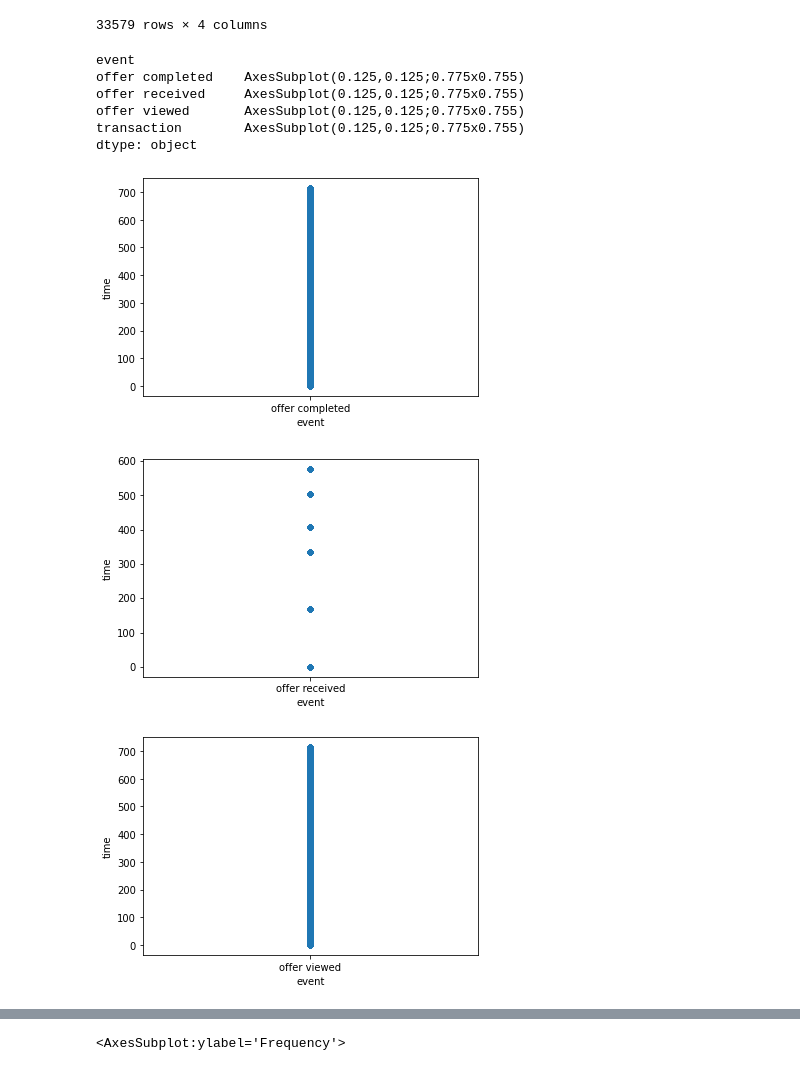
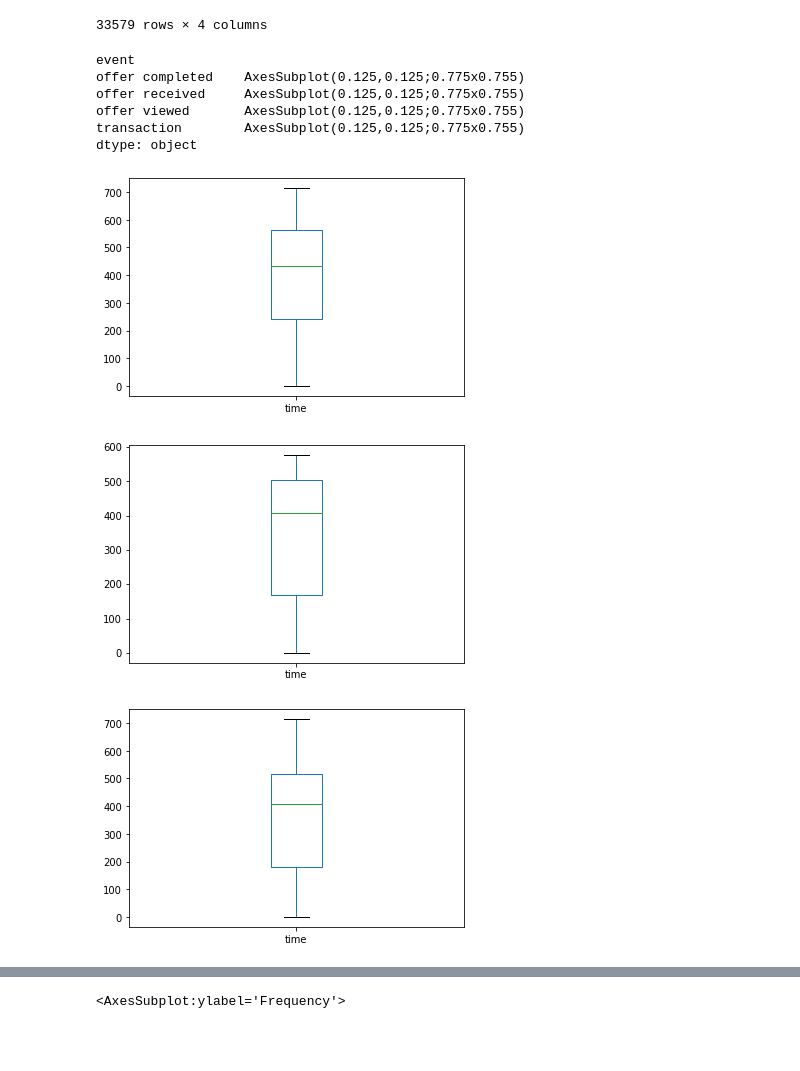
Before and after one commit to HeegyuKim/starbucks-ml-model, a Jupyter notebook: Data Understanding.ipynb, the cells around one changed output, grey strips where cells are left out. Drawn from its saved outputs; the diff is of its cells as text; code cells hidden in the pictures; blank space fills up the shorter version.

```diff
--- a/Data Understanding.ipynb
+++ b/Data Understanding.ipynb
@@ -243,14 +244,15 @@ offer_completed
 | 306527 | 24f56b5e1849462093931b164eb803b5 | offer completed | {'offer_id': 'fafdcd668e3743c1bb4... | 714 |
 33579 rows × 4 columns
 # %%
-transcript.groupby('event').plot.scatter(x='event', y='time')
+# boxplot for time - event type
+transcript.groupby("event").plot.box(x='event', y='time')
 # %% [output]
 event
 offer completed    AxesSubplot(0.125,0.125;0.775x0.755)
 offer received     AxesSubplot(0.125,0.125;0.775x0.755)
 offer viewed       AxesSubplot(0.125,0.125;0.775x0.755)
 transaction        AxesSubplot(0.125,0.125;0.775x0.755)
 dtype: object
-[figure, old version]
+[figure, new version]
-[figure, old version]
+[figure, new version]
-[figure, old version]
+[figure, new version]
```
Also changed, not shown: parts of 9 cells of this notebook, 6 other files.
